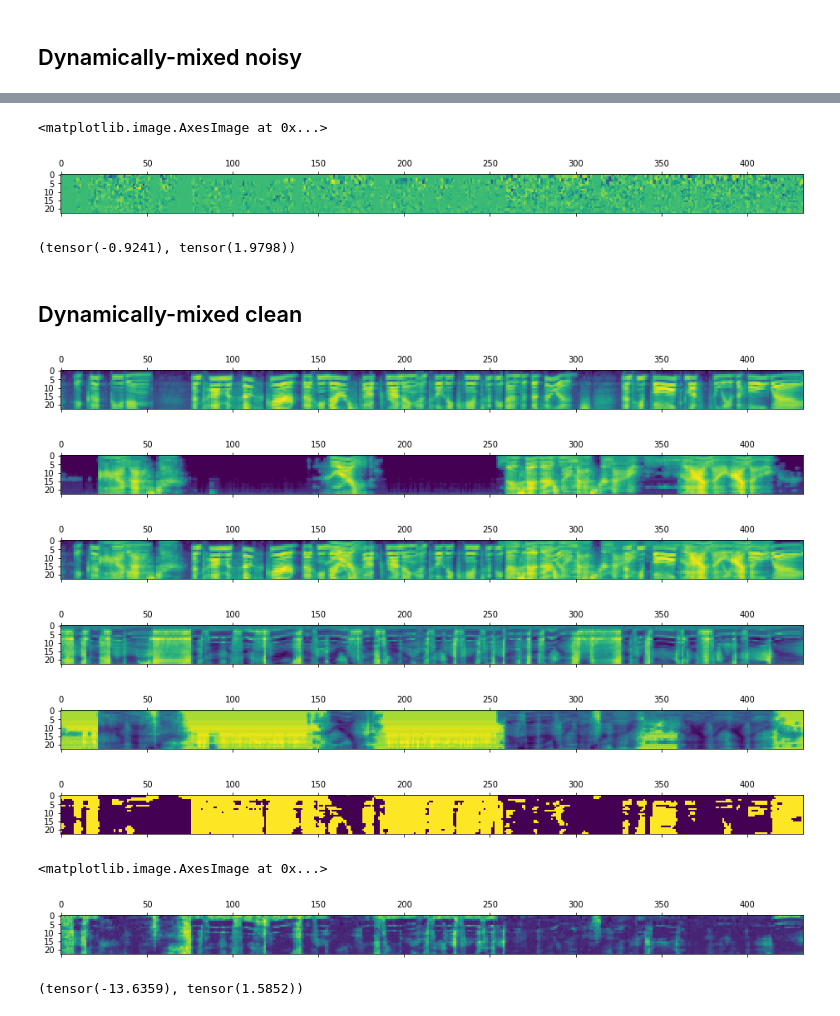
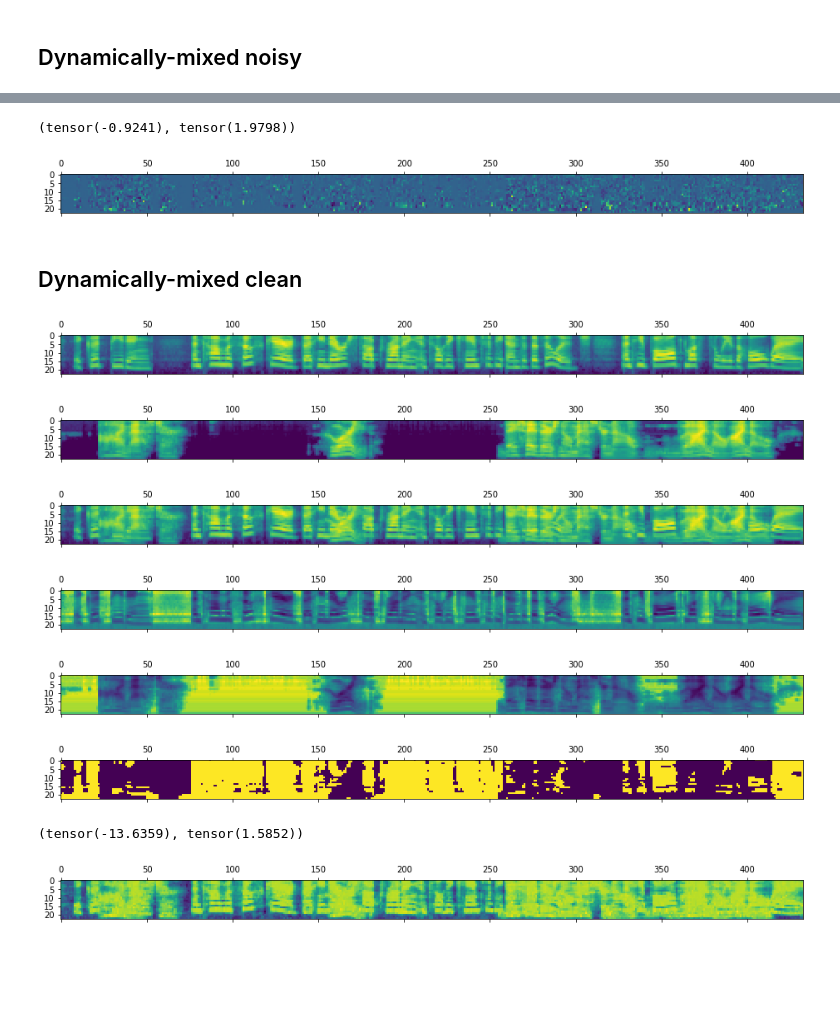
Before and after one commit to lhotse-speech/lhotse, a Jupyter notebook: examples/librimix/librimix.ipynb, the cells around one changed output, grey strips where cells are left out. Drawn from its saved outputs; the diff is of its cells as text; code cells hidden in the pictures; blank space fills up the shorter version.

```diff
--- a/examples/librimix/librimix.ipynb
+++ b/examples/librimix/librimix.ipynb
@@ -57,6 +57,9 @@ clean_cut_set = mix_by_recording_id(cut_sets=[librimix_manifests['sources']['cut
 noisy_cut_set = mix_by_recording_id(cut_sets=[librimix_manifests['sources']['cuts'], librimix_manifests['noise']['cuts']])
 # %% [markdown]
 # Source separation datasets illustration
+# %%
+def show(arr):
+    plt.matshow(arr.transpose(0, 1).flip(0))
 # %% [markdown]
 ## Pre-mixed noisy
 # %%
@@ -136,13 +139,10 @@ plt.matshow(sample_dyn_noise['binary_mask'].T);
-# %%
-plt.matshow((sample['mixture'] - sample_dyn_noise['mixture']).T)
-# %% [output]
-<matplotlib.image.AxesImage at 0x...>
-[figure, removed]
 # %%
 diff = (sample_dyn_noise['mixture'] - sample['mixture'])
+show(diff)
 diff.min(), diff.max()
 # %% [output]
 (tensor(-0.9241), tensor(1.9798))
+[figure, added]
 # %% [markdown]
 ## Dynamically-mixed clean
 # %%
@@ -154,36 +154,33 @@ dset_dyn_clean = DynamicallyMixedSourceSeparationDataset(
 # %%
 sample_dyn_clean = dset_dyn_clean[0]
 # %%
-plt.matshow(sample_dyn_clean['sources'][0].T);
+show(sample_dyn_clean['sources'][0])
 # %% [output]
-[figure, old version]
+[figure, new version]
 # %%
-plt.matshow(sample_dyn_clean['sources'][1].T);
+show(sample_dyn_clean['sources'][1])
 # %% [output]
-[figure, old version]
+[figure, new version]
 # %%
-plt.matshow(sample_dyn_clean['mixture'].T);
+show(sample_dyn_clean['mixture'])
 # %% [output]
-[figure, old version]
+[figure, new version]
 # %%
-plt.matshow(sample_dyn_clean['real_mask'][0].T);
+show(sample_dyn_clean['real_mask'][0])
 # %% [output]
-[figure, old version]
+[figure, new version]
 # %%
-plt.matshow(sample_dyn_clean['real_mask'][1].T);
+show(sample_dyn_clean['real_mask'][1])
 # %% [output]
-[figure, old version]
+[figure, new version]
 # %%
-plt.matshow(sample_dyn_clean['binary_mask'].T);
+show(sample_dyn_clean['binary_mask'])
 # %% [output]
-[figure, old version]
+[figure, new version]
-# %%
-plt.matshow((sample['mixture'] - sample_dyn_clean['mixture']).T)
-# %% [output]
-<matplotlib.image.AxesImage at 0x...>
-[figure, removed]
 # %%
 diff = (sample_dyn_clean['mixture'] - sample['mixture'])
+show(diff)
 diff.min(), diff.max()
 # %% [output]
 (tensor(-13.6359), tensor(1.5852))
+[figure, added]
```
Also changed, not shown: parts of 14 cells of this notebook, 2 other files.
